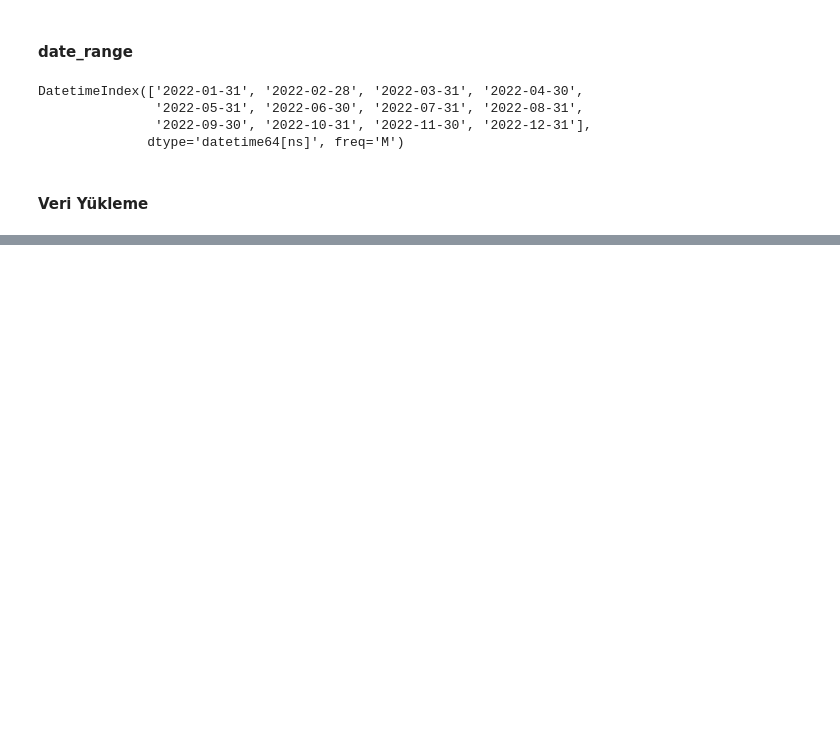
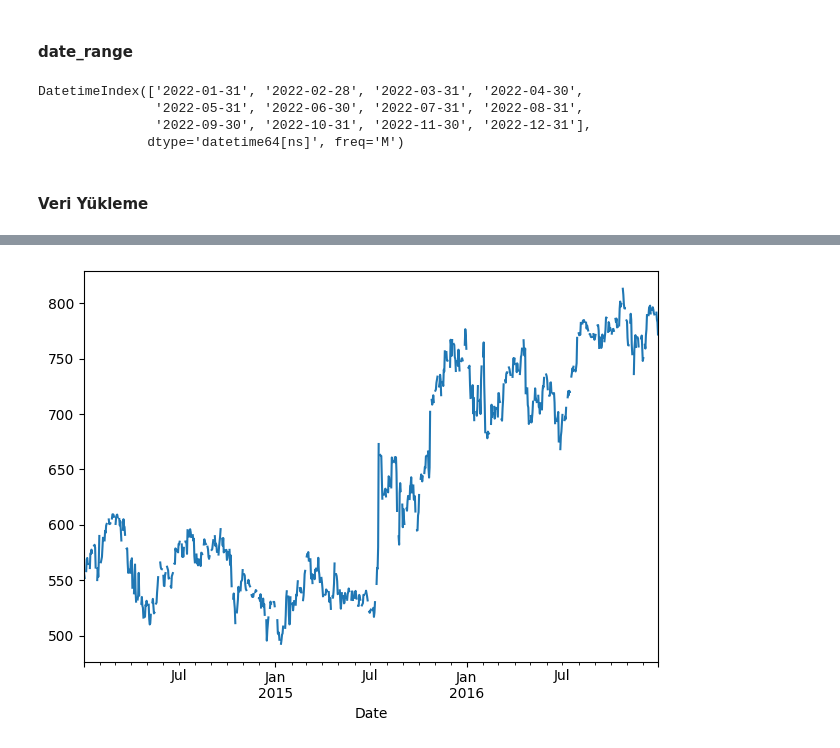
Before and after one commit to ibrahimediz/timeseriesanalysandforecasting0712_1112_23, a Jupyter notebook: Dokumanlar/01_ManipulateData.ipynb, the cells around one changed output, grey strips where cells are left out. Cells and saved outputs as stored; diff of their text form; code cells hidden in the pictures; blank space fills up the shorter version.

```diff
--- a/Dokumanlar/01_ManipulateData.ipynb
+++ b/Dokumanlar/01_ManipulateData.ipynb
@@ -39,3 +40,6 @@ DatetimeIndex(['2022-01-31', '2022-02-28', '2022-03-31', '2022-04-30',
               dtype='datetime64[ns]', freq='M')
 # %% [markdown]
 #### Veri Yükleme
+# %%
+google = pd.read_csv('../Datasets/google.csv')
+google.head()
@@ -41,0 +67,4 @@ DatetimeIndex(['2022-01-31', '2022-02-28', '2022-03-31', '2022-04-30',
+# %%
+google.Date = pd.to_datetime(google.Date)
+google.set_index('Date',inplace=True)
+google.info()
@@ -41,0 +80,6 @@ DatetimeIndex(['2022-01-31', '2022-02-28', '2022-03-31', '2022-04-30',
+# %%
+google.Close.plot()
+plt.tight_layout()
+plt.show()
+# %% [output]
+[figure, added]
```
Also changed, not shown: parts of 18 cells of this notebook, 15 other files.
